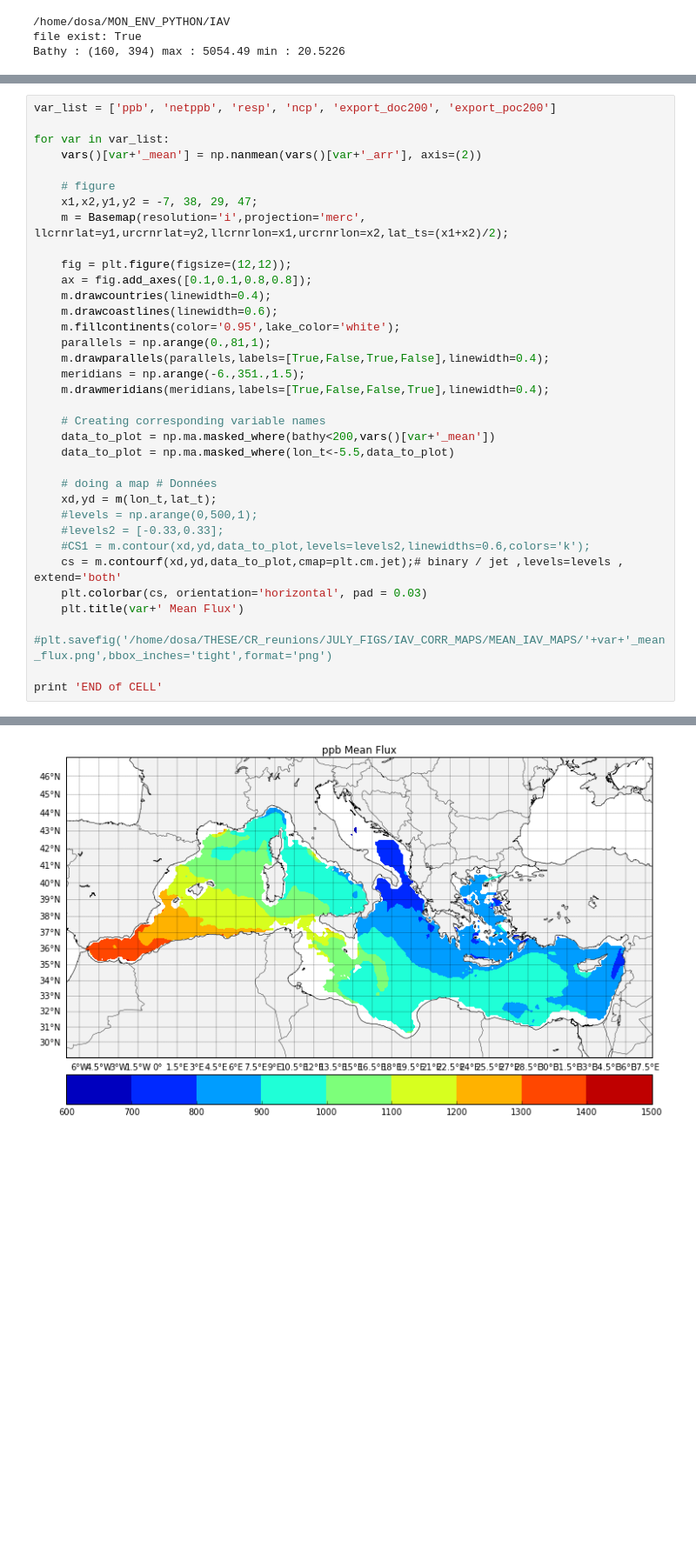
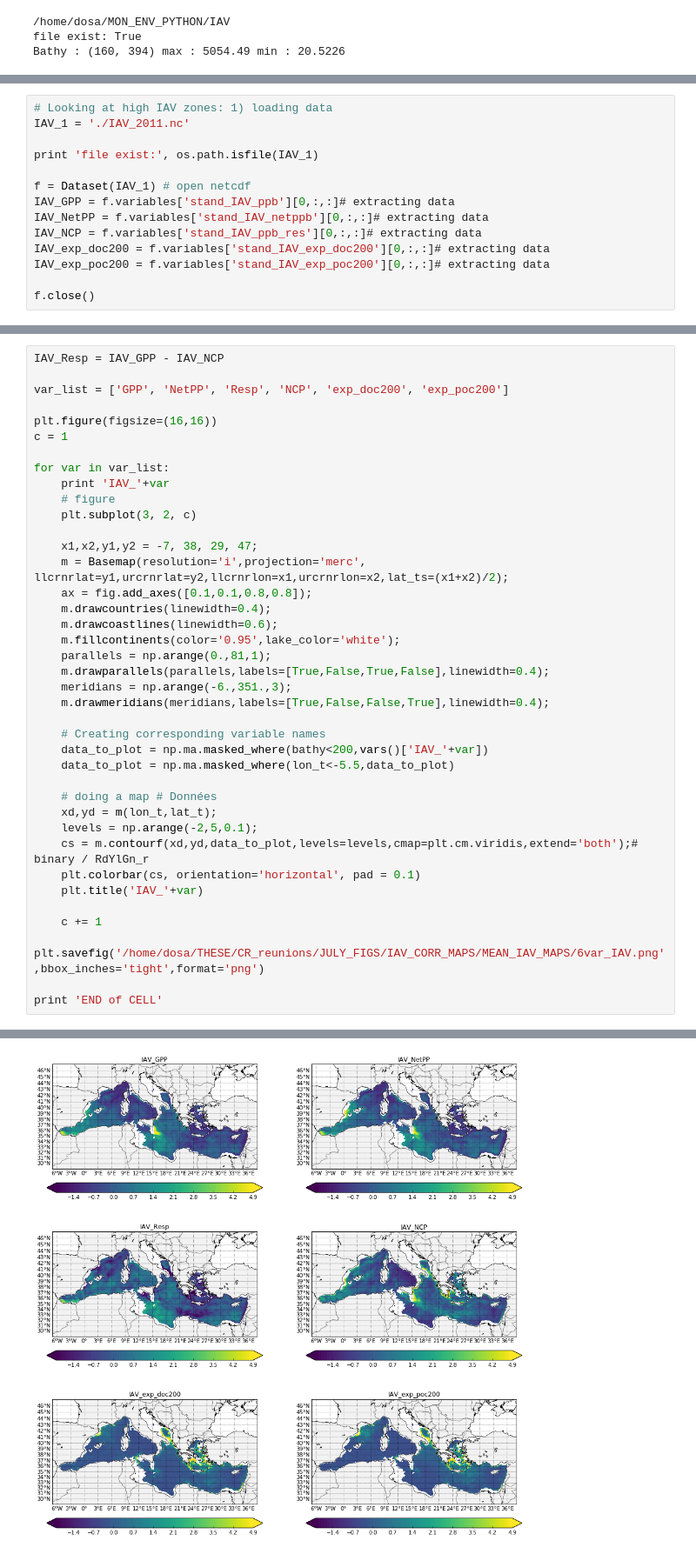
Before and after one commit to dosalex/MY_GIT_REPOS, a Jupyter notebook: MEAN_FLUXES_IAV_MAPS.ipynb, the cells around one changed output, grey strips where cells are left out. Shown at 87% size. Cells and saved outputs as stored; diff of their text form; blank space fills up the shorter version.

Commit message:
Did IAV maps for our key variables + did clean some code

```diff
--- a/MEAN_FLUXES_IAV_MAPS.ipynb
+++ b/MEAN_FLUXES_IAV_MAPS.ipynb
@@ -121,0 +132,14 @@ np.shape(test)
+# %%
+# Looking at high IAV zones: 1) loading data
+IAV_1 = './IAV_2011.nc'
+
+print 'file exist:', os.path.isfile(IAV_1)
+
+f = Dataset(IAV_1) # open netcdf
+IAV_GPP = f.variables['stand_IAV_ppb'][0,:,:]# extracting data
+IAV_NetPP = f.variables['stand_IAV_netppb'][0,:,:]# extracting data
+IAV_NCP = f.variables['stand_IAV_ppb_res'][0,:,:]# extracting data
+IAV_exp_doc200 = f.variables['stand_IAV_exp_doc200'][0,:,:]# extracting data
+IAV_exp_poc200 = f.variables['stand_IAV_exp_poc200'][0,:,:]# extracting data
+
+f.close()
@@ -122,36 +148,41 @@ np.shape(test)
 # %%
-var_list = ['ppb', 'netppb', 'resp', 'ncp', 'export_doc200', 'export_poc200']
+IAV_Resp = IAV_GPP - IAV_NCP
+
+var_list = ['GPP', 'NetPP', 'Resp', 'NCP', 'exp_doc200', 'exp_poc200']
+
+plt.figure(figsize=(16,16))
+c = 1
 
 for var in var_list:
-    vars()[var+'_mean'] = np.nanmean(vars()[var+'_arr'], axis=(2))
+    print 'IAV_'+var
+    # figure
+    plt.subplot(3, 2, c)
 
-    # figure
     x1,x2,y1,y2 = -7, 38, 29, 47;
     m = Basemap(resolution='i',projection='merc', llcrnrlat=y1,urcrnrlat=y2,llcrnrlon=x1,urcrnrlon=x2,lat_ts=(x1+x2)/2);
-
-    fig = plt.figure(figsize=(12,12));
     ax = fig.add_axes([0.1,0.1,0.8,0.8]);
     m.drawcountries(linewidth=0.4);
     m.drawcoastlines(linewidth=0.6);
     m.fillcontinents(color='0.95',lake_color='white');
     parallels = np.arange(0.,81,1);
     m.drawparallels(parallels,labels=[True,False,True,False],linewidth=0.4);
-    meridians = np.arange(-6.,351.,1.5);
+    meridians = np.arange(-6.,351.,3);
     m.drawmeridians(meridians,labels=[True,False,False,True],linewidth=0.4);
 
     # Creating corresponding variable names
-    data_to_plot = np.ma.masked_where(bathy<200,vars()[var+'_mean'])
+    data_to_plot = np.ma.masked_where(bathy<200,vars()['IAV_'+var])
     data_to_plot = np.ma.masked_where(lon_t<-5.5,data_to_plot)
 
     # doing a map # Données
     xd,yd = m(lon_t,lat_t);
-    #levels = np.arange(0,500,1);
-    #levels2 = [-0.33,0.33];
-    #CS1 = m.contour(xd,yd,data_to_plot,levels=levels2,linewidths=0.6,colors='k');
-    cs = m.contourf(xd,yd,data_to_plot,cmap=plt.cm.jet);# binary / jet ,levels=levels , extend='both'
-    plt.colorbar(cs, orientation='horizontal', pad = 0.03)
-    plt.title(var+' Mean Flux')
-    #plt.savefig('/home/dosa/THESE/CR_reunions/JULY_FIGS/IAV_CORR_MAPS/MEAN_IAV_MAPS/'+var+'_mean_flux.png',bbox_inches='tight',format='png')
+    levels = np.arange(-2,5,0.1);
+    cs = m.contourf(xd,yd,data_to_plot,levels=levels,cmap=plt.cm.viridis,extend='both');# binary / RdYlGn_r
+    plt.colorbar(cs, orientation='horizontal', pad = 0.1)
+    plt.title('IAV_'+var)
+
+    c += 1
+
+plt.savefig('/home/dosa/THESE/CR_reunions/JULY_FIGS/IAV_CORR_MAPS/MEAN_IAV_MAPS/6var_IAV.png',bbox_inches='tight',format='png')
 
 print 'END of CELL'
 # %% [output]
@@ -158,2 +195,2 @@ print 'END of CELL'
 END of CELL
-[figure, old version]
+[figure, new version]
```
Also changed, not shown: parts of 10 cells of this notebook.
